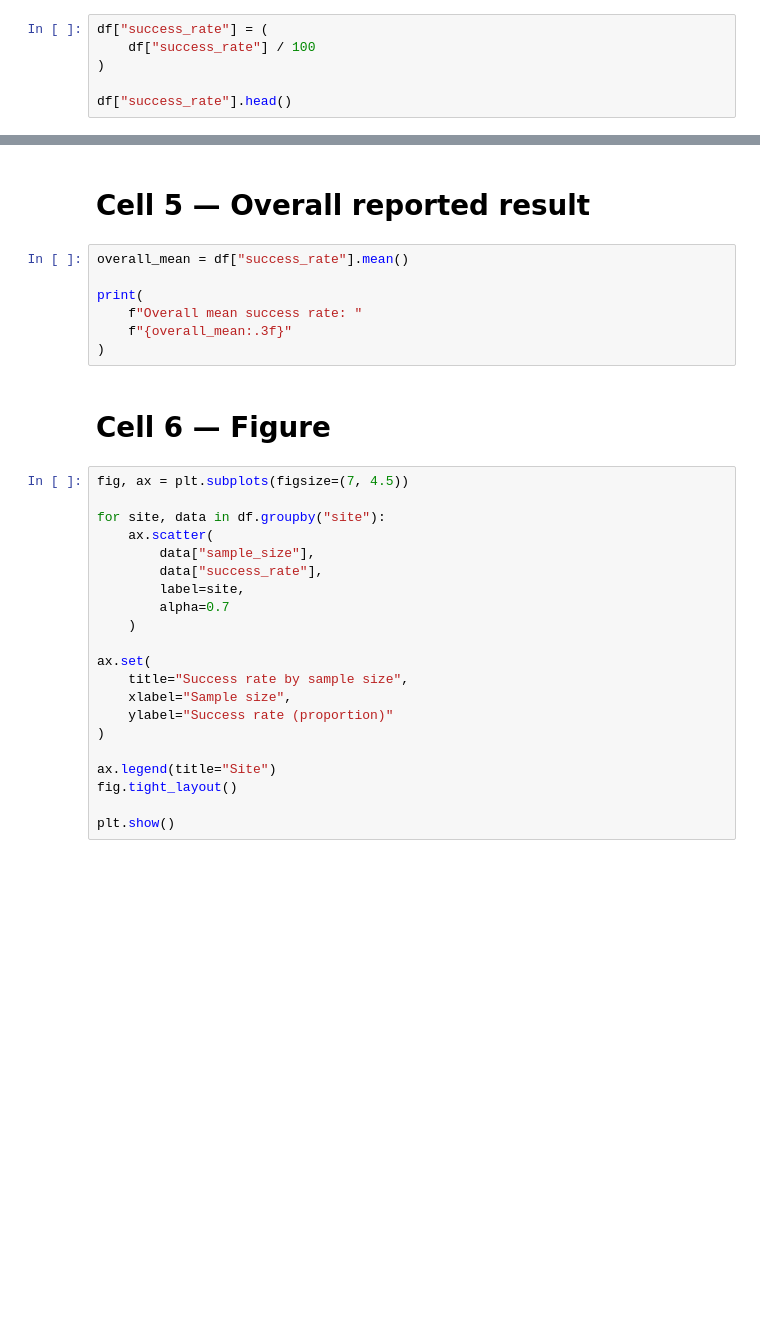
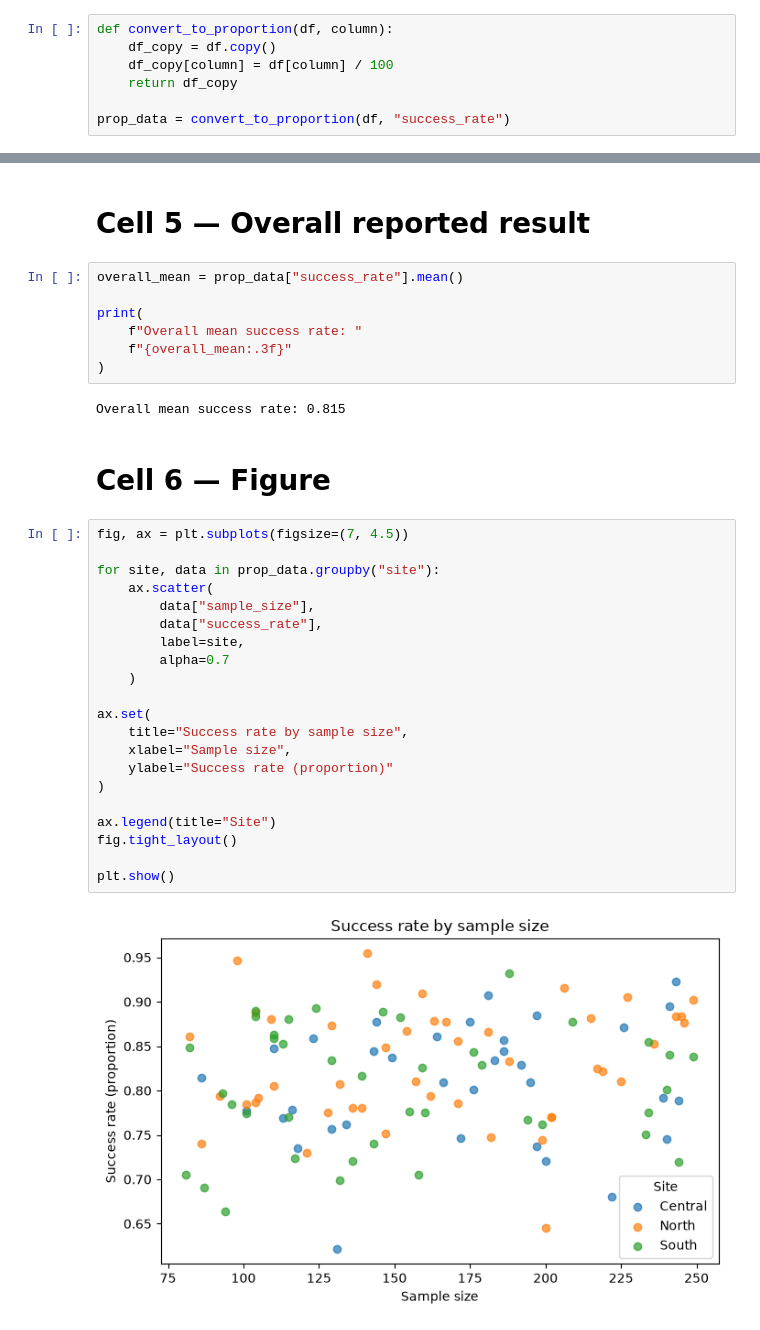
Before and after one commit to benjaminmlucas/ANewRepoForTodaysClass, a Jupyter notebook: notebooks/analysis_notebook_ERROR.ipynb, the cells around one changed output, grey strips where cells are left out. Saved outputs shown, nothing was run; the diff lists cells and outputs as text; blank space fills up the shorter version.

```diff
--- a/notebooks/analysis_notebook_ERROR.ipynb
+++ b/notebooks/analysis_notebook_ERROR.ipynb
@@ -61,11 +78,12 @@ This is the problematic cell.
 
 It looks completely ordinary:
 # %%
-df["success_rate"] = (
-    df["success_rate"] / 100
-)
+def convert_to_proportion(df, column):
+    df_copy = df.copy()
+    df_copy[column] = df[column] / 100
+    return df_copy
 
-df["success_rate"].head()
+prop_data = convert_to_proportion(df, "success_rate")
 # %% [markdown]
 # Cell 4 — Analysis
 # %%
@@ -82,32 +106,36 @@ summary
 # %% [markdown]
 # Cell 5 — Overall reported result
 # %%
-overall_mean = df["success_rate"].mean()
+overall_mean = prop_data["success_rate"].mean()
 
 print(
     f"Overall mean success rate: "
     f"{overall_mean:.3f}"
 )
+# %% [output]
+Overall mean success rate: 0.815
 # %% [markdown]
 # Cell 6 — Figure
 # %%
 fig, ax = plt.subplots(figsize=(7, 4.5))
 
-for site, data in df.groupby("site"):
+for site, data in prop_data.groupby("site"):
     ax.scatter(
         data["sample_size"],
         data["success_rate"],
         label=site,
         alpha=0.7
     )
 
 ax.set(
     title="Success rate by sample size",
     xlabel="Sample size",
     ylabel="Success rate (proportion)"
 )
 
 ax.legend(title="Site")
 fig.tight_layout()
 
 plt.show()
+# %% [output]
+[figure, added]
```
Also changed, not shown: parts of 3 cells of this notebook, 18 other files.
